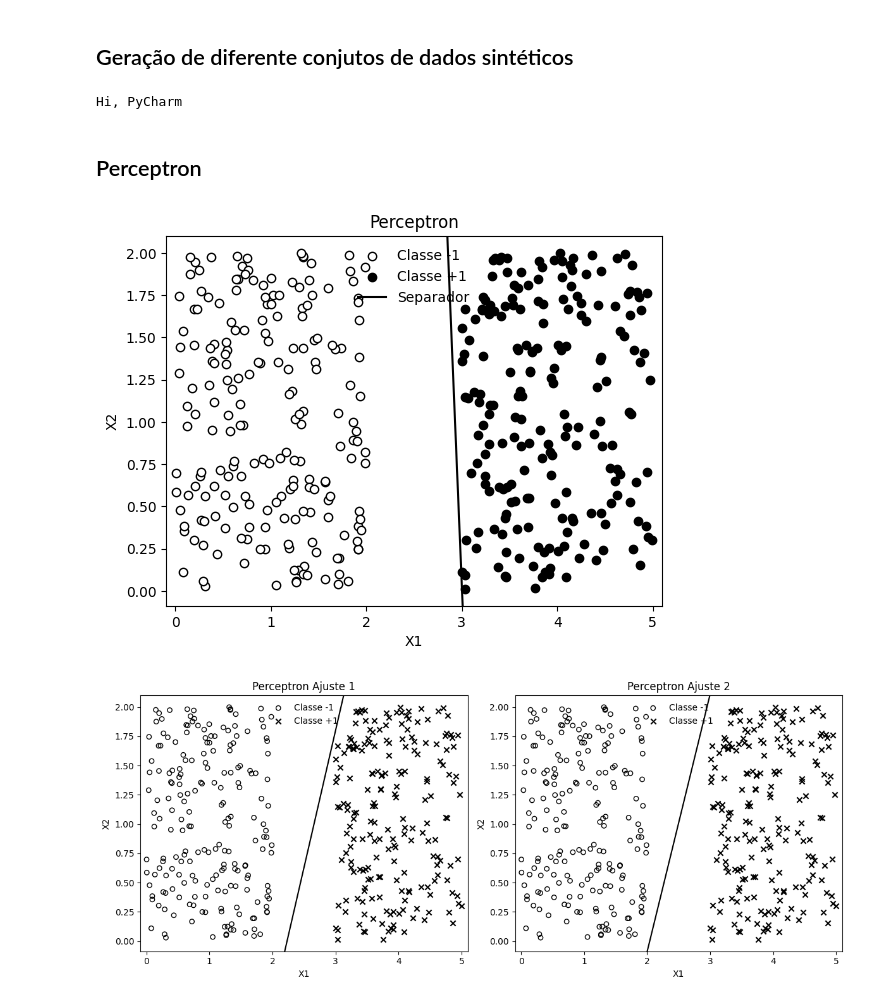
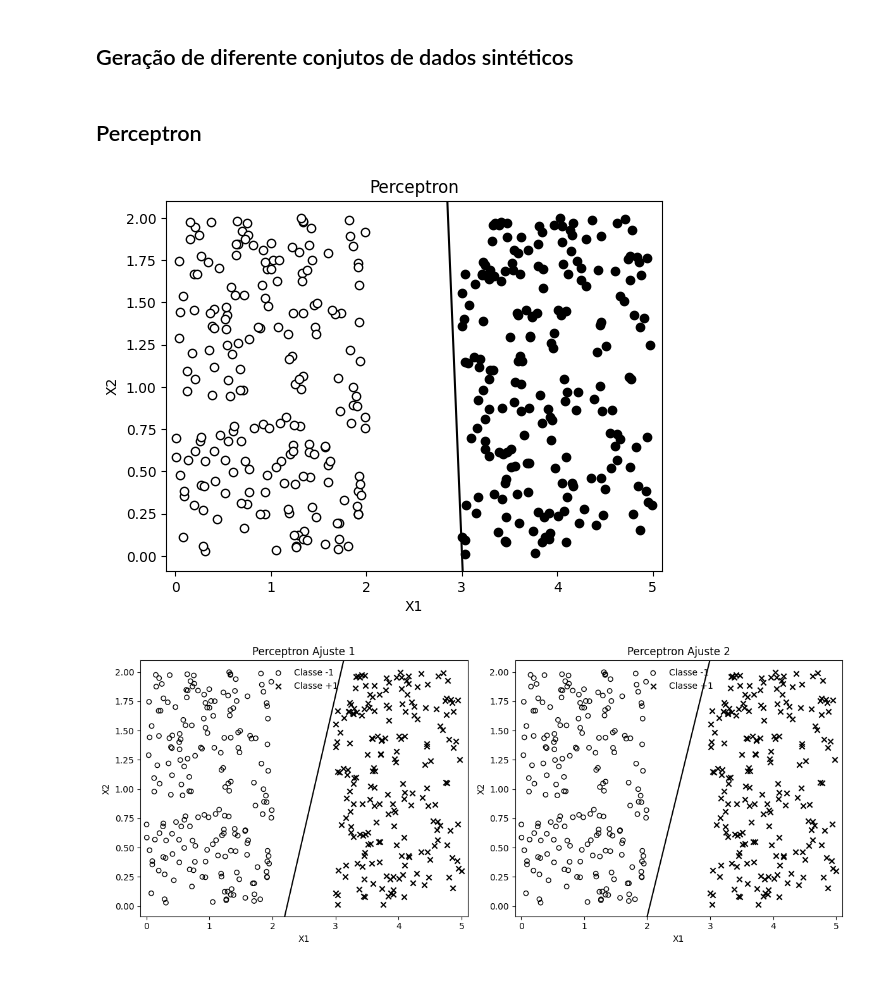
Before and after one commit to waks38/Redes-Neurais-Mestrado, a Jupyter notebook: Artigo1/Artigo 1.ipynb, the cells around one changed output. Drawn from its saved outputs; the diff is of its cells as text; code cells hidden in the pictures.

```diff
--- a/Artigo1/Artigo 1.ipynb
+++ b/Artigo1/Artigo 1.ipynb
@@ -33,9 +32,9 @@ def gaussian_blobs(n=100):
     y = np.hstack([-1*np.ones(n), np.ones(n)])
     return X, y
 
-def parallel_stripes(n=100):
-    X0 = np.random.rand(n, 2) * 2 + np.array([0, 0])
-    X1 = np.random.rand(n, 2) * 2 + np.array([3, 0])
+def parallel_stripes(n=100,distance=3.0):
+    X0 = np.random.rand(n, 2) * 2 + np.array([3-distance, 0])
+    X1 = np.random.rand(n, 2) * 2 + np.array([distance, 0])
     X = np.vstack([X0, X1])
     y = np.hstack([-1*np.ones(n), np.ones(n)])
     return X, y
@@ -54,11 +53,7 @@ def squares(n=100):
 # %%
 np.random.seed(2025)
 # Escolha do dataset
-x, y = parallel_stripes(n=200)
-
-helper.print_hi('PyCharm')
+x, y = parallel_stripes(n=200,distance=3.0)
-# %% [output]
-Hi, PyCharm
 # %% [markdown]
 ## Perceptron
 # %%
@@ -81,18 +76,17 @@ def train_perceptron(X, y, lr=0.01, epochs=100, bias=True, verbose=True):
 # %%
 w_demo = train_perceptron(x, y, lr=0.1, epochs=2, bias=True, verbose=False)
 plt.scatter(x[y==-1,0], x[y==-1,1], facecolors='1', edgecolors='0', label='Classe -1')
 plt.scatter(x[y==1,0],  x[y==1,1],  facecolors='0', edgecolors='0', label='Classe +1')
 plt.xlabel('X1'); plt.ylabel('X2')
 plt.xlim(x[:,0].min()-.1, x[:,0].max()+.1)
 plt.ylim(x[:,1].min()-.1, x[:,1].max()+.1)
 xv = np.linspace(*plt.xlim(), 50)
 yv = -(w_demo[0] + w_demo[1]*xv)/w_demo[2]
 plt.plot(xv, yv, 'k', label='Separador')
 plt.title('Perceptron')
-plt.legend(frameon=False)
 plt.show()
 # %% [output]
-[figure, old version]
+[figure, new version]
 # %%
 fig, axs = plt.subplots(1,2, figsize=(12,5))
 w1 = train_perceptron(x,y,lr=0.1,epochs=2,bias=True,verbose=False)
```
Also changed, not shown: parts of 18 cells of this notebook, 5 other files.
